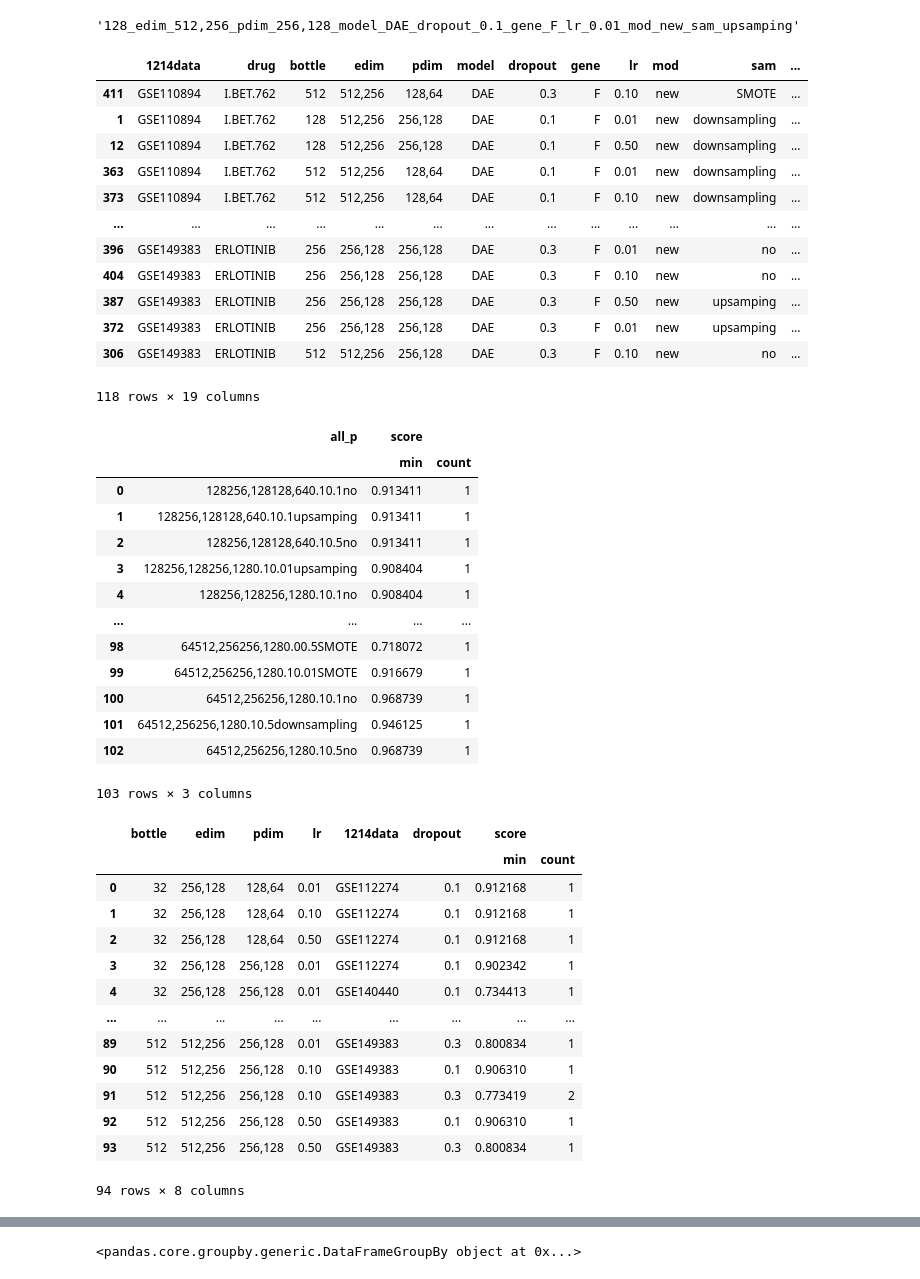
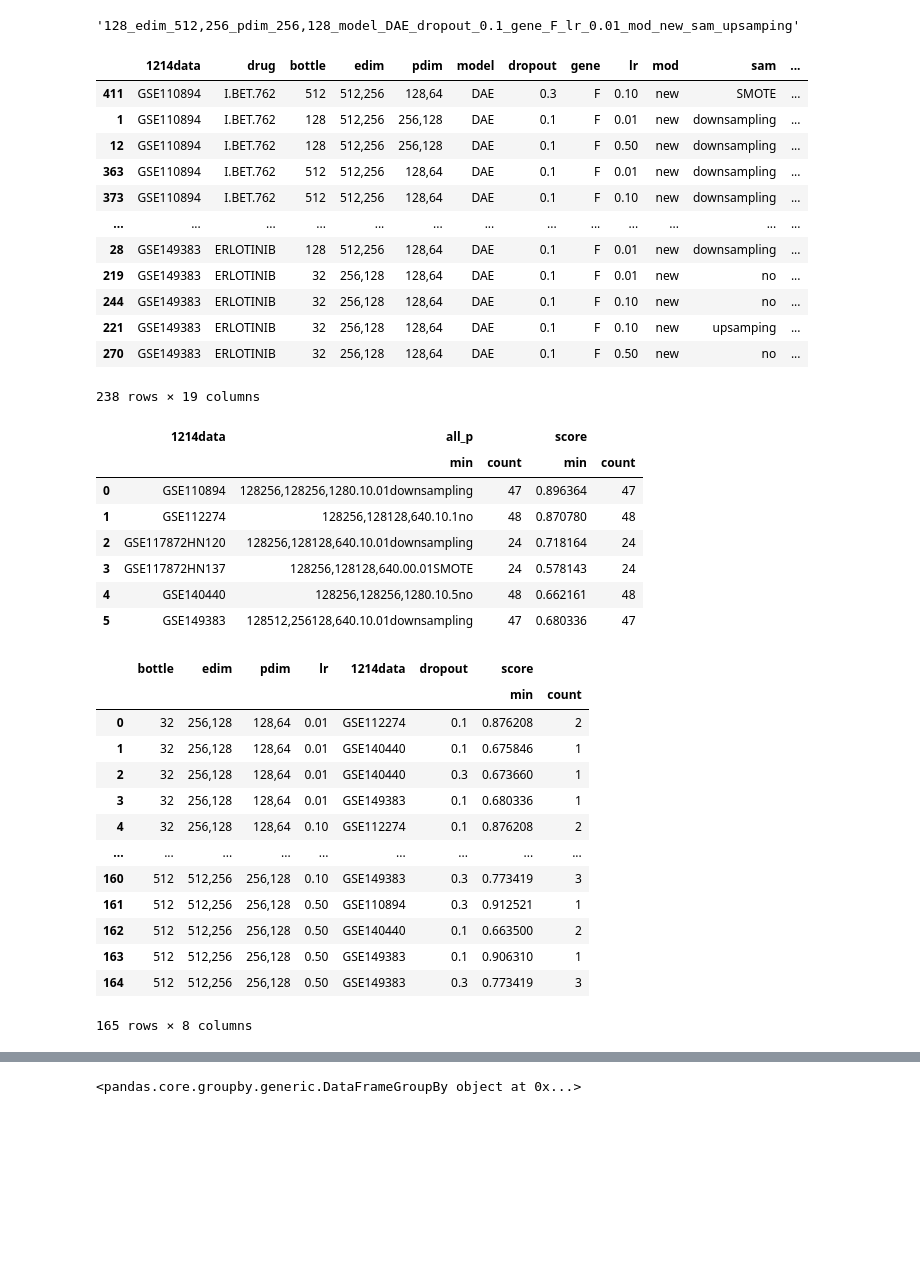
Before and after one commit to juychen/trainsource, a Jupyter notebook: checkparam.ipynb, the cells around one changed output, grey strips where cells are left out. Drawn from its saved outputs; the diff is of its cells as text; code cells hidden in the pictures; blank space fills up the shorter version.

```diff
--- a/checkparam.ipynb
+++ b/checkparam.ipynb
@@ -6,7 +6,7 @@ import numpy as np
 import glob, os
 import matplotlib.pyplot as plt
 # %%
-PERCENTAGES = 0.05
+PERCENTAGES = 0.1
 ASCEND = False
 # %% [markdown]
 # Listing the paramters result files
@@ -96,33 +96,27 @@ df_all
 | 363 | GSE110894 | I.BET.762 | 512 | 512,256 | 128,64 | DAE | 0.1 | F | 0.01 | new | downsampling | ... |
 | 373 | GSE110894 | I.BET.762 | 512 | 512,256 | 128,64 | DAE | 0.1 | F | 0.10 | new | downsampling | ... |
 | ... | ... | ... | ... | ... | ... | ... | ... | ... | ... | ... | ... | ... |
-| 396 | GSE149383 | ERLOTINIB | 256 | 256,128 | 256,128 | DAE | 0.3 | F | 0.01 | new | no | ... |
-| 404 | GSE149383 | ERLOTINIB | 256 | 256,128 | 256,128 | DAE | 0.3 | F | 0.10 | new | no | ... |
-| 387 | GSE149383 | ERLOTINIB | 256 | 256,128 | 256,128 | DAE | 0.3 | F | 0.50 | new | upsamping | ... |
-| 372 | GSE149383 | ERLOTINIB | 256 | 256,128 | 256,128 | DAE | 0.3 | F | 0.01 | new | upsamping | ... |
-| 306 | GSE149383 | ERLOTINIB | 512 | 512,256 | 256,128 | DAE | 0.3 | F | 0.10 | new | no | ... |
+| 28 | GSE149383 | ERLOTINIB | 128 | 512,256 | 128,64 | DAE | 0.1 | F | 0.01 | new | downsampling | ... |
+| 219 | GSE149383 | ERLOTINIB | 32 | 256,128 | 128,64 | DAE | 0.1 | F | 0.01 | new | no | ... |
+| 244 | GSE149383 | ERLOTINIB | 32 | 256,128 | 128,64 | DAE | 0.1 | F | 0.10 | new | no | ... |
+| 221 | GSE149383 | ERLOTINIB | 32 | 256,128 | 128,64 | DAE | 0.1 | F | 0.10 | new | upsamping | ... |
+| 270 | GSE149383 | ERLOTINIB | 32 | 256,128 | 128,64 | DAE | 0.1 | F | 0.50 | new | no | ... |
-118 rows × 19 columns
+238 rows × 19 columns
 # %%
-df = df_all[["all_p","score"]]\
-.groupby(["all_p"])\
+df = df_all[["1214data","all_p","score"]]\
+.groupby(["1214data"])\
 .aggregate(['min','count'])\
 .reset_index()
 df
 # %% [output]
-|  | all_p | score |  |
-|  |  | min | count |
-| 0 | 128256,128128,640.10.1no | 0.913411 | 1 |
-| 1 | 128256,128128,640.10.1upsamping | 0.913411 | 1 |
-| 2 | 128256,128128,640.10.5no | 0.913411 | 1 |
-| 3 | 128256,128256,1280.10.01upsamping | 0.908404 | 1 |
-| 4 | 128256,128256,1280.10.1no | 0.908404 | 1 |
-| ... | ... | ... | ... |
-| 98 | 64512,256256,1280.00.5SMOTE | 0.718072 | 1 |
-| 99 | 64512,256256,1280.10.01SMOTE | 0.916679 | 1 |
-| 100 | 64512,256256,1280.10.1no | 0.968739 | 1 |
-| 101 | 64512,256256,1280.10.5downsampling | 0.946125 | 1 |
-| 102 | 64512,256256,1280.10.5no | 0.968739 | 1 |
+|  | 1214data | all_p |  | score |  |
+|  |  | min | count | min | count |
+| 0 | GSE110894 | 128256,128256,1280.10.01downsampling | 47 | 0.896364 | 47 |
+| 1 | GSE112274 | 128256,128128,640.10.1no | 48 | 0.870780 | 48 |
+| 2 | GSE117872HN120 | 128256,128128,640.10.01downsampling | 24 | 0.718164 | 24 |
+| 3 | GSE117872HN137 | 128256,128128,640.00.01SMOTE | 24 | 0.578143 | 24 |
+| 4 | GSE140440 | 128256,128256,1280.10.5no | 48 | 0.662161 | 48 |
+| 5 | GSE149383 | 128512,256128,640.10.01downsampling | 47 | 0.680336 | 47 |
-103 rows × 3 columns
 # %%
 df = df_all[["bottle","edim","pdim","lr","1214data","dropout","score"]]\
 .groupby(["bottle","edim","pdim","lr","1214data","dropout"])\
@@ -132,18 +126,18 @@ df
 # %% [output]
 |  | bottle | edim | pdim | lr | 1214data | dropout | score |  |
 |  |  |  |  |  |  |  | min | count |
-| 0 | 32 | 256,128 | 128,64 | 0.01 | GSE112274 | 0.1 | 0.912168 | 1 |
-| 1 | 32 | 256,128 | 128,64 | 0.10 | GSE112274 | 0.1 | 0.912168 | 1 |
-| 2 | 32 | 256,128 | 128,64 | 0.50 | GSE112274 | 0.1 | 0.912168 | 1 |
-| 3 | 32 | 256,128 | 256,128 | 0.01 | GSE112274 | 0.1 | 0.902342 | 1 |
-| 4 | 32 | 256,128 | 256,128 | 0.01 | GSE140440 | 0.1 | 0.734413 | 1 |
+| 0 | 32 | 256,128 | 128,64 | 0.01 | GSE112274 | 0.1 | 0.876208 | 2 |
+| 1 | 32 | 256,128 | 128,64 | 0.01 | GSE140440 | 0.1 | 0.675846 | 1 |
+| 2 | 32 | 256,128 | 128,64 | 0.01 | GSE140440 | 0.3 | 0.673660 | 1 |
+| 3 | 32 | 256,128 | 128,64 | 0.01 | GSE149383 | 0.1 | 0.680336 | 1 |
+| 4 | 32 | 256,128 | 128,64 | 0.10 | GSE112274 | 0.1 | 0.876208 | 2 |
 | ... | ... | ... | ... | ... | ... | ... | ... | ... |
-| 89 | 512 | 512,256 | 256,128 | 0.01 | GSE149383 | 0.3 | 0.800834 | 1 |
-| 90 | 512 | 512,256 | 256,128 | 0.10 | GSE149383 | 0.1 | 0.906310 | 1 |
-| 91 | 512 | 512,256 | 256,128 | 0.10 | GSE149383 | 0.3 | 0.773419 | 2 |
-| 92 | 512 | 512,256 | 256,128 | 0.50 | GSE149383 | 0.1 | 0.906310 | 1 |
-| 93 | 512 | 512,256 | 256,128 | 0.50 | GSE149383 | 0.3 | 0.800834 | 1 |
+| 160 | 512 | 512,256 | 256,128 | 0.10 | GSE149383 | 0.3 | 0.773419 | 3 |
+| 161 | 512 | 512,256 | 256,128 | 0.50 | GSE110894 | 0.3 | 0.912521 | 1 |
+| 162 | 512 | 512,256 | 256,128 | 0.50 | GSE140440 | 0.1 | 0.663500 | 2 |
+| 163 | 512 | 512,256 | 256,128 | 0.50 | GSE149383 | 0.1 | 0.906310 | 1 |
+| 164 | 512 | 512,256 | 256,128 | 0.50 | GSE149383 | 0.3 | 0.773419 | 3 |
-94 rows × 8 columns
+165 rows × 8 columns
 # %%
 df = df_all[["bottle","edim","pdim","lr","1214data","dropout","score"]]\
 .groupby(["lr"])\
```
Also changed, not shown: parts of 6 cells of this notebook, 2 other files.
